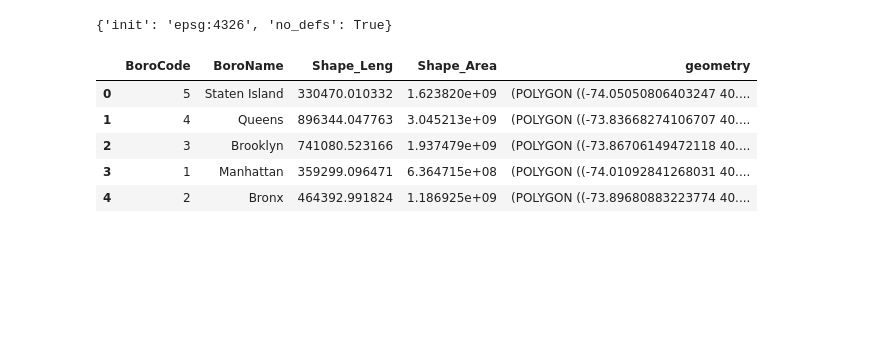
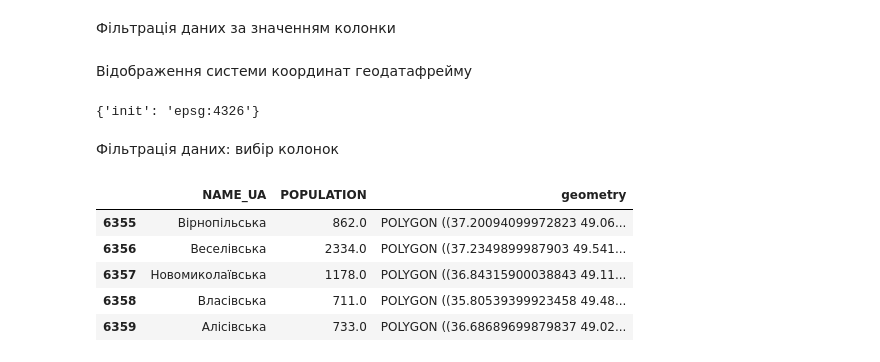
Before and after one commit to EnviroGIS/python-patterns, a Jupyter notebook: npp_workshop.ipynb, the cells around one changed output. Saved outputs shown, nothing was run; the diff lists cells and outputs as text; code cells hidden in the pictures; blank space fills up the shorter version.

```diff
--- a/npp_workshop.ipynb
+++ b/npp_workshop.ipynb
@@ -45,12 +34,2 @@ As folium(i.e. leaflet.js) by default takes input of values of latitude and long
-# %%
-df = df.to_crs(epsg=4326)
-print(df.crs)
-df.head()
-# %% [output]
-{'init': 'epsg:4326', 'no_defs': True}
-|  | BoroCode | BoroName | Shape_Leng | Shape_Area | geometry |
-| 0 | 5 | Staten Island | 330470.010332 | 1.623820e+09 | (POLYGON ((-74.05050806403247 40.... |
-| 1 | 4 | Queens | 896344.047763 | 3.045213e+09 | (POLYGON ((-73.83668274106707 40.... |
-| 2 | 3 | Brooklyn | 741080.523166 | 1.937479e+09 | (POLYGON ((-73.86706149472118 40.... |
-| 3 | 1 | Manhattan | 359299.096471 | 6.364715e+08 | (POLYGON ((-74.01092841268031 40.... |
-| 4 | 2 | Bronx | 464392.991824 | 1.186925e+09 | (POLYGON ((-73.89680883223774 40.... |
+# %% [markdown]
+Фільтрація даних за значенням колонки
@@ -57 +38,19 @@ df.head()
+# %% [markdown]
+Відображення системи координат геодатафрейму
+# %%
+kh.crs
+# %% [output]
+{'init': 'epsg:4326'}
+# %% [markdown]
+Фільтрація даних: вибір колонок
+# %%
+kh_data = kh[['NAME_UA','POPULATION','geometry']]
+kh_data.head()
+# %% [output]
+|  | NAME_UA | POPULATION | geometry |
+| 6355 | Вірнопільська | 862.0 | POLYGON ((37.20094099972823 49.06... |
+| 6356 | Веселівська | 2334.0 | POLYGON ((37.2349899987903 49.541... |
+| 6357 | Новомиколаївська | 1178.0 | POLYGON ((36.84315900038843 49.11... |
+| 6358 | Власівська | 711.0 | POLYGON ((35.80539399923458 49.48... |
+| 6359 | Алісівська | 733.0 | POLYGON ((36.68689699879837 49.02... |
 # %%
```
Also changed, not shown: parts of 29 cells of this notebook, 1 other file.
